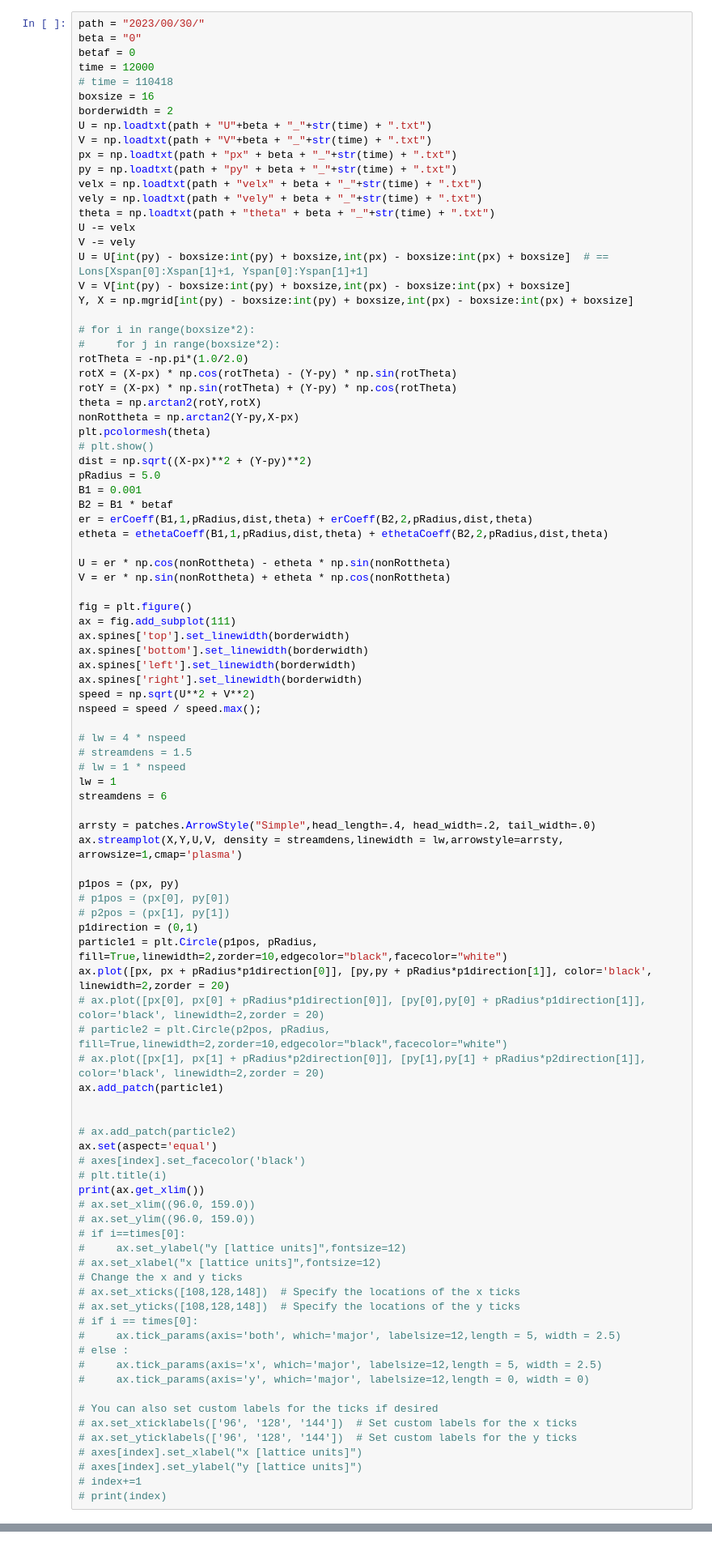
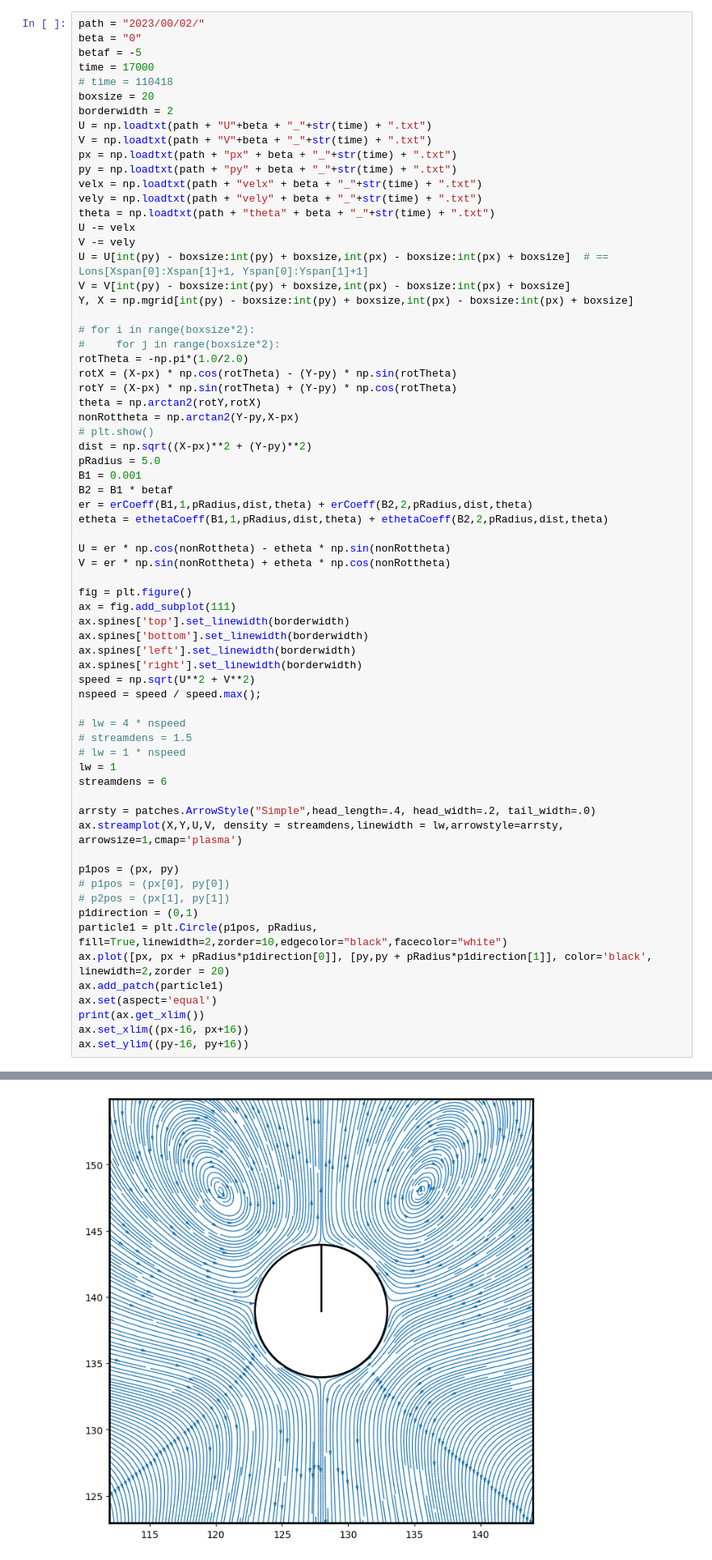
Before and after one commit to shingotabuchi/LbmSwimmer2D, a Jupyter notebook: Assets/Scripts/python/main.ipynb, the cells around one changed output, grey strips where cells are left out. Shown at 81% size. Saved outputs shown, nothing was run; the diff lists cells and outputs as text.

```diff
--- a/Assets/Scripts/python/main.ipynb
+++ b/Assets/Scripts/python/main.ipynb
@@ -244,12 +358,12 @@ def erCoeff(b,n,a,r,the):
 def ethetaCoeff(b,n,a,r,the):
     return 1.0/2.0 * b * (n*a**(n+1.0)/r**(n+1.0) - (n-2.0)*a**(n-1.0)/r**(n-1.0)) * np.sin(n*the)
 # %%
-path = "2023/00/30/"
+path = "2023/00/02/"
 beta = "0"
-betaf = 0
-time = 12000
+betaf = -5
+time = 17000
 # time = 110418
-boxsize = 16
+boxsize = 20
 borderwidth = 2
 U = np.loadtxt(path + "U"+beta + "_"+str(time) + ".txt")
 V = np.loadtxt(path + "V"+beta + "_"+str(time) + ".txt")
@@ -271,7 +385,6 @@ rotX = (X-px) * np.cos(rotTheta) - (Y-py) * np.sin(rotTheta)
 rotY = (X-px) * np.sin(rotTheta) + (Y-py) * np.cos(rotTheta)
 theta = np.arctan2(rotY,rotX)
 nonRottheta = np.arctan2(Y-py,X-px)
-plt.pcolormesh(theta)
 # plt.show()
 dist = np.sqrt((X-px)**2 + (Y-py)**2)
 pRadius = 5.0
@@ -307,35 +420,9 @@ p1pos = (px, py)
 p1direction = (0,1)
 particle1 = plt.Circle(p1pos, pRadius, fill=True,linewidth=2,zorder=10,edgecolor="black",facecolor="white")
 ax.plot([px, px + pRadius*p1direction[0]], [py,py + pRadius*p1direction[1]], color='black', linewidth=2,zorder = 20)
-# ax.plot([px[0], px[0] + pRadius*p1direction[0]], [py[0],py[0] + pRadius*p1direction[1]], color='black', linewidth=2,zorder = 20)
-# particle2 = plt.Circle(p2pos, pRadius, fill=True,linewidth=2,zorder=10,edgecolor="black",facecolor="white")
-# ax.plot([px[1], px[1] + pRadius*p2direction[0]], [py[1],py[1] + pRadius*p2direction[1]], color='black', linewidth=2,zorder = 20)
 ax.add_patch(particle1)
-
-
-# ax.add_patch(particle2)
 ax.set(aspect='equal')
-# axes[index].set_facecolor('black')
-# plt.title(i)
 print(ax.get_xlim())
-# ax.set_xlim((96.0, 159.0))
-# ax.set_ylim((96.0, 159.0))
-# if i==times[0]:
-#     ax.set_ylabel("y [lattice units]",fontsize=12)
-# ax.set_xlabel("x [lattice units]",fontsize=12)
-# Change the x and y ticks
-# ax.set_xticks([108,128,148])  # Specify the locations of the x ticks
-# ax.set_yticks([108,128,148])  # Specify the locations of the y ticks
-# if i == times[0]:
-#     ax.tick_params(axis='both', which='major', labelsize=12,length = 5, width = 2.5)
-# else :
-#     ax.tick_params(axis='x', which='major', labelsize=12,length = 5, width = 2.5)
-#     ax.tick_params(axis='y', which='major', labelsize=12,length = 0, width = 0)
-
-# You can also set custom labels for the ticks if desired
-# ax.set_xticklabels(['96', '128', '144'])  # Set custom labels for the x ticks
-# ax.set_yticklabels(['96', '128', '144'])  # Set custom labels for the y ticks
-# axes[index].set_xlabel("x [lattice units]")
-# axes[index].set_ylabel("y [lattice units]")
-# index+=1
-# print(index)
+ax.set_xlim((px-16, px+16))
+ax.set_ylim((py-16, py+16))
+# %% [output]
@@ -342,3 +431,4 @@ print(ax.get_xlim())
+[figure, added]
 # %%
 import matplotlib.ticker as ticker
 path = "2023/00/02/"
```
Also changed, not shown: parts of 7 cells of this notebook, 48 other files.
